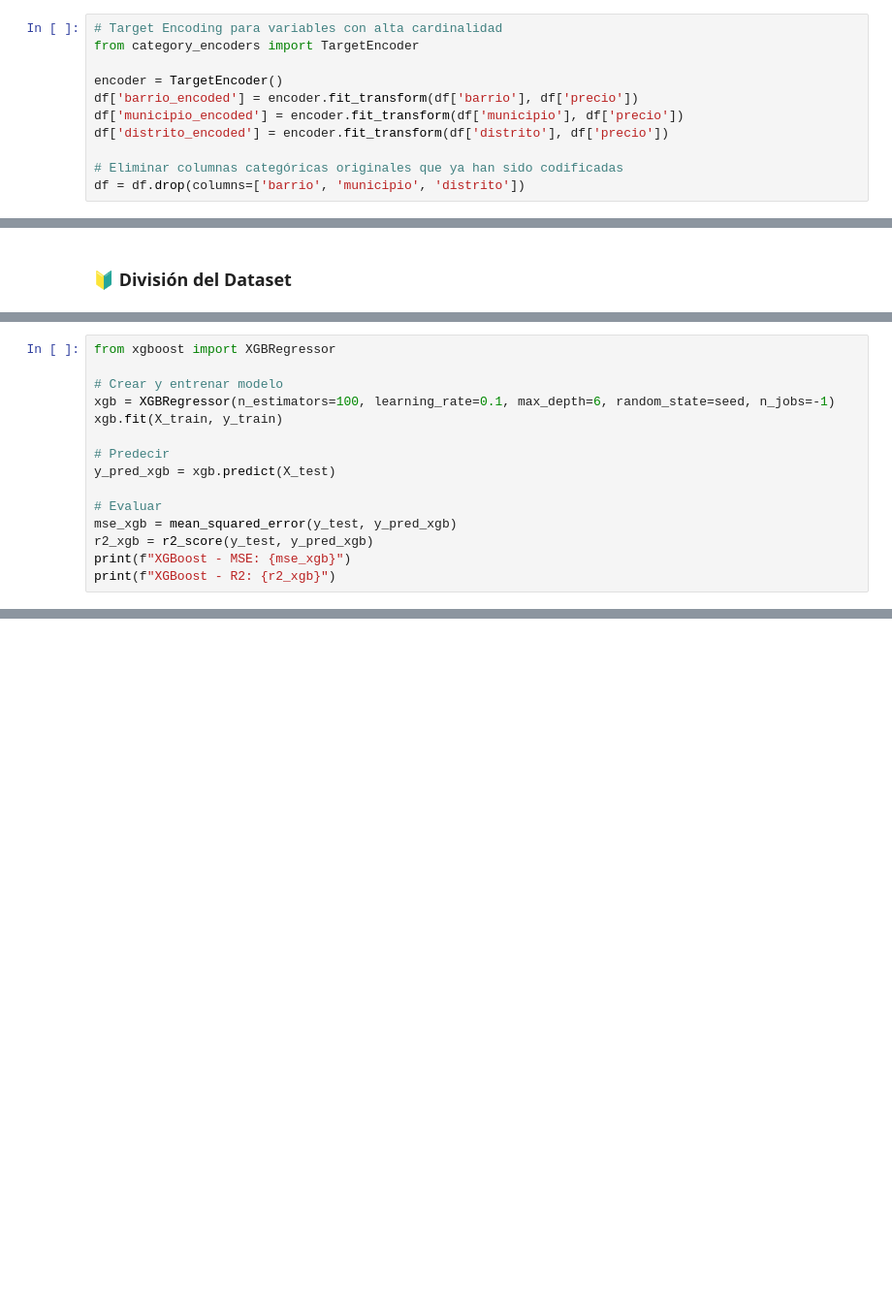
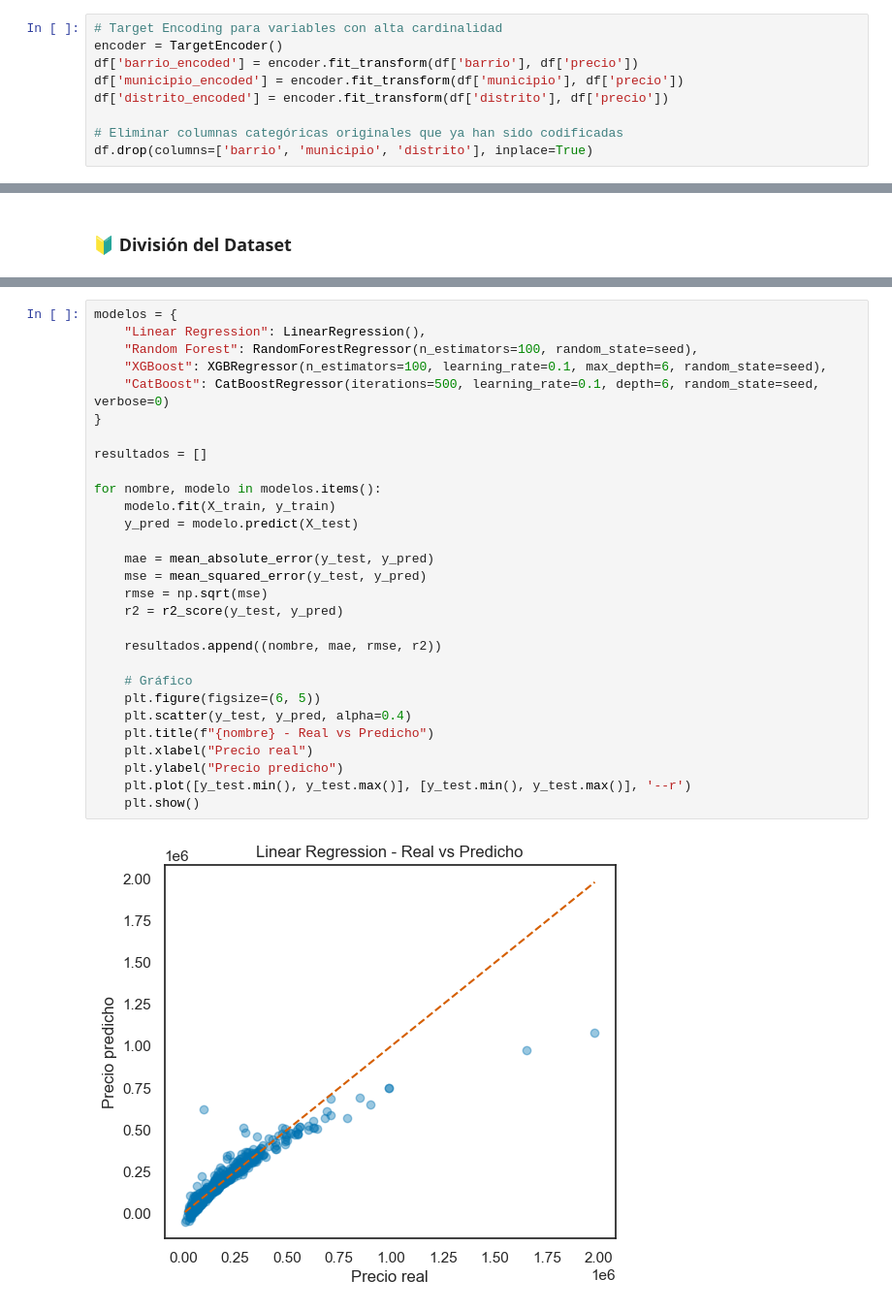
Before and after one commit to apvwbm/HousingPricePredictor-Asturias, a Jupyter notebook: src/results_notebook/final_results.ipynb, the cells around one changed output, grey strips where cells are left out. Shown: that part at 97% size. Saved outputs shown, nothing was run; the diff lists cells and outputs as text; blank space fills up the shorter version.

```diff
--- a/src/results_notebook/final_results.ipynb
+++ b/src/results_notebook/final_results.ipynb
@@ -513,12 +523,10 @@ plt.show()
 df = pd.get_dummies(df, columns=['tipo_inmueble', 'tipo_vendedor'], drop_first=True)
 # %%
 # Target Encoding para variables con alta cardinalidad
-from category_encoders import TargetEncoder
-
 encoder = TargetEncoder()
 df['barrio_encoded'] = encoder.fit_transform(df['barrio'], df['precio'])
 df['municipio_encoded'] = encoder.fit_transform(df['municipio'], df['precio'])
 df['distrito_encoded'] = encoder.fit_transform(df['distrito'], df['precio'])
 
 # Eliminar columnas categóricas originales que ya han sido codificadas
-df = df.drop(columns=['barrio', 'municipio', 'distrito'])
+df.drop(columns=['barrio', 'municipio', 'distrito'], inplace=True)
@@ -596,15 +549,0 @@ plt.show()
-# %%
-from xgboost import XGBRegressor
-
-# Crear y entrenar modelo
-xgb = XGBRegressor(n_estimators=100, learning_rate=0.1, max_depth=6, random_state=seed, n_jobs=-1)
-xgb.fit(X_train, y_train)
-
-# Predecir
-y_pred_xgb = xgb.predict(X_test)
-
-# Evaluar
-mse_xgb = mean_squared_error(y_test, y_pred_xgb)
-r2_xgb = r2_score(y_test, y_pred_xgb)
-print(f"XGBoost - MSE: {mse_xgb}")
-print(f"XGBoost - R2: {r2_xgb}")
@@ -631,0 +550,31 @@ CatBoost - R2: 0.8820575868370604
+# %%
+modelos = {
+    "Linear Regression": LinearRegression(),
+    "Random Forest": RandomForestRegressor(n_estimators=100, random_state=seed),
+    "XGBoost": XGBRegressor(n_estimators=100, learning_rate=0.1, max_depth=6, random_state=seed),
+    "CatBoost": CatBoostRegressor(iterations=500, learning_rate=0.1, depth=6, random_state=seed, verbose=0)
+}
+
+resultados = []
+
+for nombre, modelo in modelos.items():
+    modelo.fit(X_train, y_train)
+    y_pred = modelo.predict(X_test)
+
+    mae = mean_absolute_error(y_test, y_pred)
+    mse = mean_squared_error(y_test, y_pred)
+    rmse = np.sqrt(mse)
+    r2 = r2_score(y_test, y_pred)
+
+    resultados.append((nombre, mae, rmse, r2))
+
+    # Gráfico
+    plt.figure(figsize=(6, 5))
+    plt.scatter(y_test, y_pred, alpha=0.4)
+    plt.title(f"{nombre} - Real vs Predicho")
+    plt.xlabel("Precio real")
+    plt.ylabel("Precio predicho")
+    plt.plot([y_test.min(), y_test.max()], [y_test.min(), y_test.max()], '--r')
+    plt.show()
+# %% [output]
+[figure, added]
```
Also changed, not shown: parts of 17 cells of this notebook, 9 other files.
